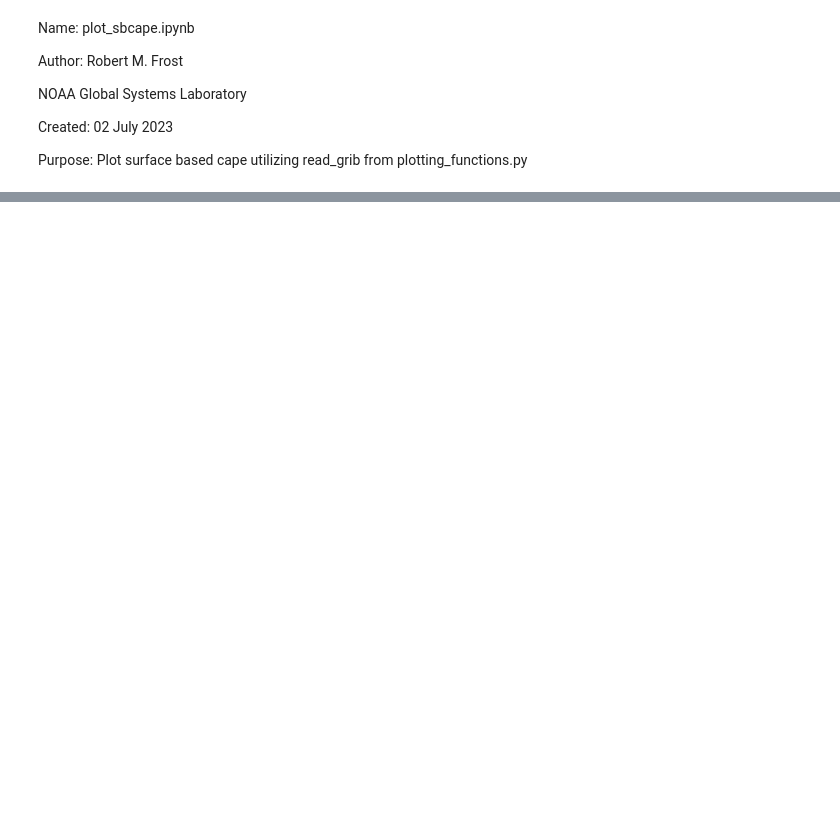
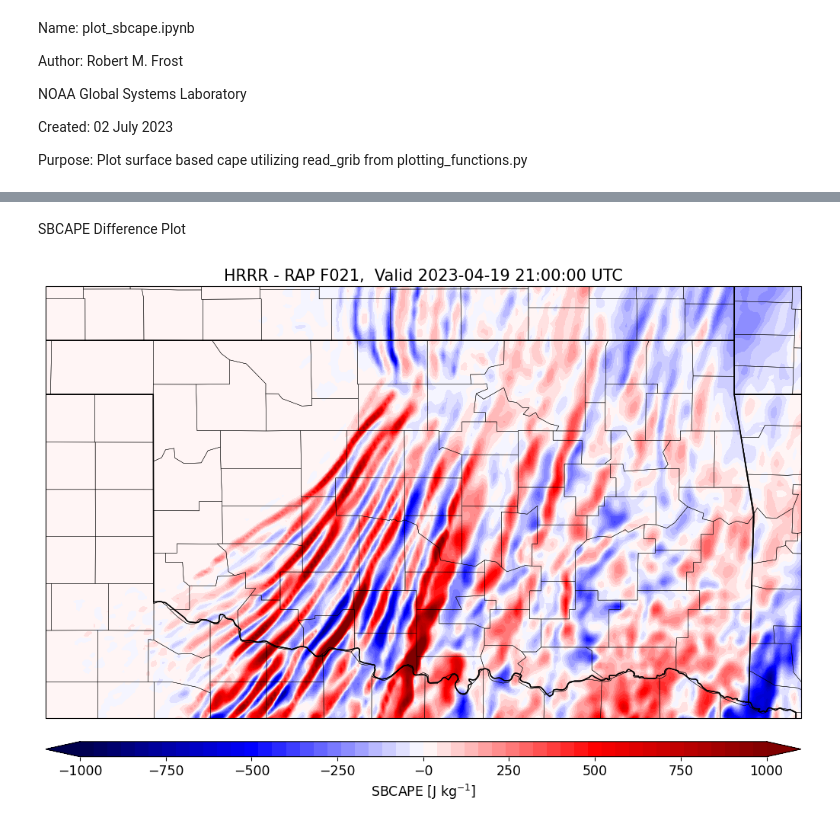
Before and after one commit to robbyfrost/plotting_ufs, a Jupyter notebook: plot_sbcape.ipynb, the cells around one changed output, grey strips where cells are left out. Cells and saved outputs as stored; diff of their text form; code cells hidden in the pictures; blank space fills up the shorter version.

```diff
--- a/plot_sbcape.ipynb
+++ b/plot_sbcape.ipynb
@@ -31,0 +95,42 @@ figdir = "/scratch2/BMC/fv3lam/Robby.Frost/figures/20230419/sbcape/"
+# %% [markdown]
+SBCAPE Difference Plot
+# %%
+# Define your custom colorbar bounds
+cbar_min = -1000.1
+cbar_max = 1000.1
+clevs = np.linspace(cbar_min, cbar_max, 51)
+# color palette
+colors = seaborn.color_palette("seismic", as_cmap=True)
+
+# create plot
+fig, ax = plt.subplots(subplot_kw={'projection': ccrs.PlateCarree()},
+                       figsize=(10,10), constrained_layout=True)
+
+# plot HRRR - RAP
+c0 = ax.contourf(lon, lat, sbcape_h.values - sbcape_r.values,
+                 clevs, transform=ccrs.PlateCarree(),
+                 cmap=colors, extend="both")
+
+# mapping
+plt_area = [-101, -94, 33.5, 37.5] # W, E, S, N
+ax.coastlines()
+ax.add_feature(cpf.BORDERS)
+ax.add_feature(cpf.STATES)
+ax.set_extent(plt_area)
+# Load the json file with county coordinates
+geoData = gpd.read_file('https://raw.githubusercontent.com/holtzy/The-Python-Graph-Gallery/master/static/data/US-counties.geojson')
+geoData.plot(ax=ax, color="none", lw=0.3, aspect=1)
+
+# set title
+ax.set_title(f"HRRR - RAP F0{hr},  Valid {valid_date} UTC")
+
+# Add colorbar
+cbar = fig.colorbar(c0, ax=ax, orientation='horizontal', extend=True, pad=0.03, aspect=50)
+cbar.set_label('SBCAPE [J kg$^{-1}$]')
+cbar.set_ticks(np.arange(cbar_min, cbar_max, 250))
+
+# save figure
+plt.show()
+plt.close()
+# %% [output]
+[figure, added]
```
Also changed, not shown: parts of 6 cells of this notebook, 5 other files.
